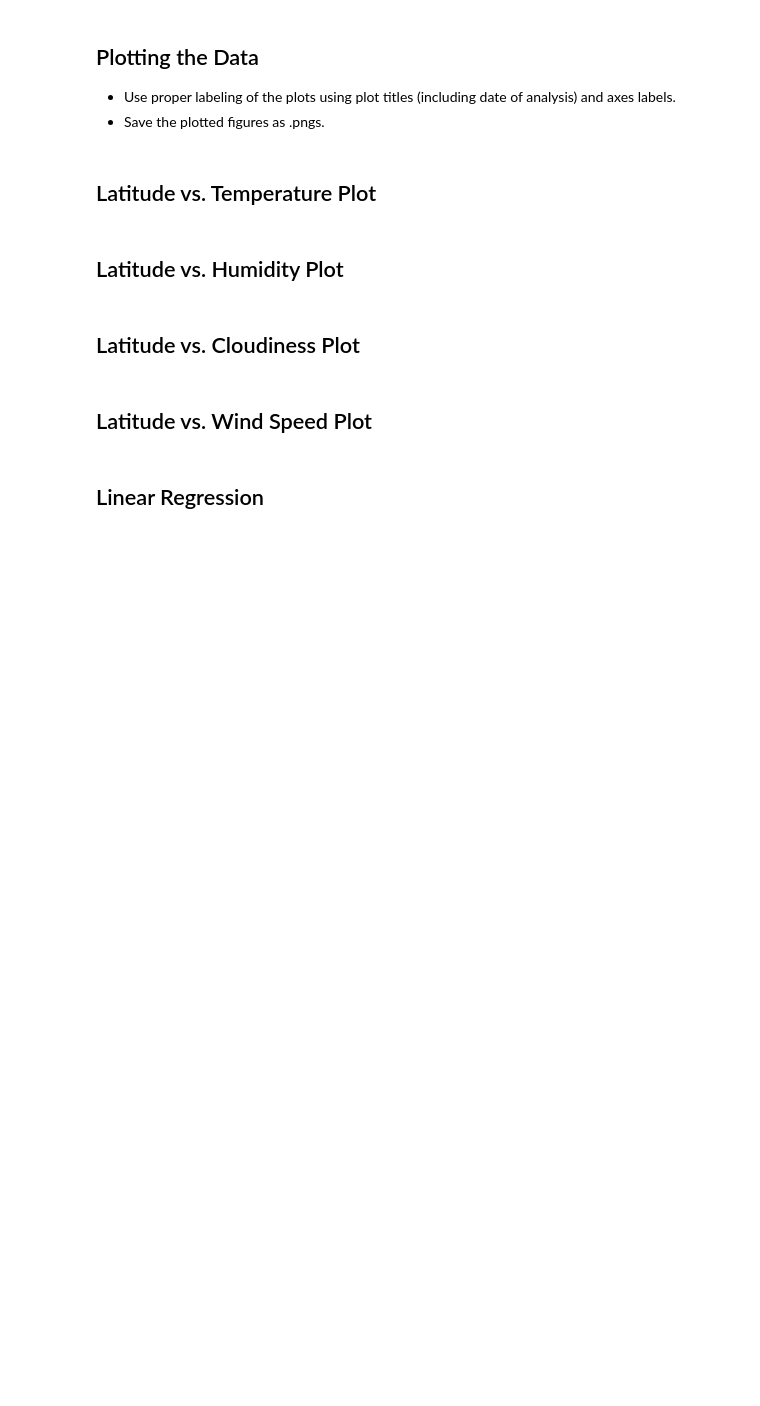
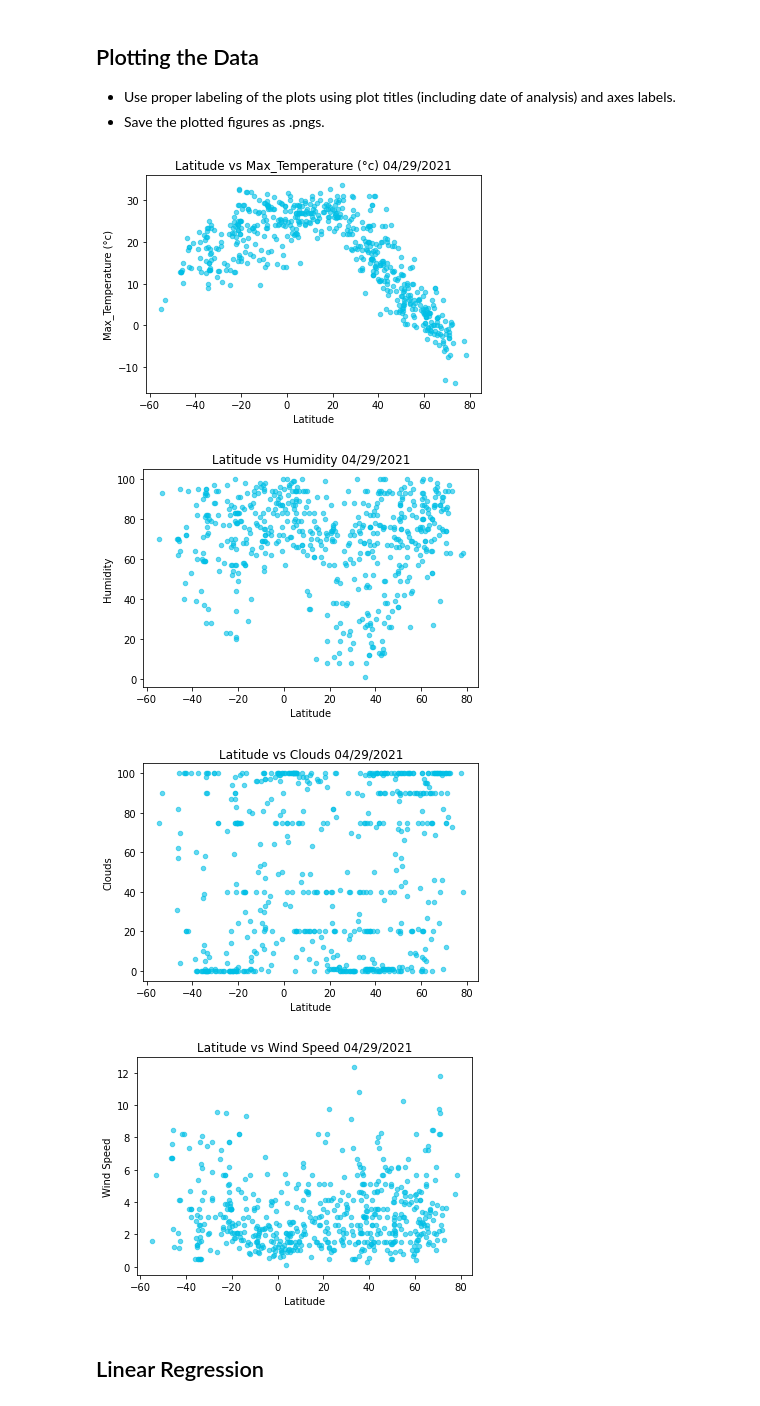
Before and after one commit to AJB-hub/python-api-challenge, a Jupyter notebook: WeatherPy/WeatherPy.ipynb, the cells around one changed output. Cells and saved outputs as stored; diff of their text form; code cells hidden in the pictures; blank space fills up the shorter version.

Commit message:
Completed WeatherPy

```diff
--- a/WeatherPy/WeatherPy.ipynb
+++ b/WeatherPy/WeatherPy.ipynb
@@ -141,11 +141,24 @@ Skip this step if there are no cities that have humidity > 100%.
 ## Plotting the Data
 * Use proper labeling of the plots using plot titles (including date of analysis) and axes labels.
 * Save the plotted figures as .pngs.
-# %% [markdown]
-## Latitude vs. Temperature Plot
-# %% [markdown]
-## Latitude vs. Humidity Plot
-# %% [markdown]
-## Latitude vs. Cloudiness Plot
-# %% [markdown]
-## Latitude vs. Wind Speed Plot
+# %%
+# metrics of interest
+y_values = ['Max_Temperature (°c)','Humidity','Clouds','Wind Speed']
+# %%
+for metric in y_values:
+    x = worldWeather_df['Latitude']
+    y = worldWeather_df[metric]
+    analysisDate = '04/29/2021'
+
+    fig, ax = plt.subplots()
+    scatter = ax.scatter(x, y, s=20,color=(0,.75,.9),alpha=.6)
+    plt.title(x.name+' vs '+y.name + ' '+ analysisDate)
+    plt.xlabel(x.name)
+    plt.ylabel(y.name)
+    plt.savefig(f'./output_data/{y.name}.png')
+    plt.show()
+# %% [output]
+[figure, added]
+[figure, added]
+[figure, added]
+[figure, added]
```
Also changed, not shown: parts of 16 cells of this notebook, 17 other files.
